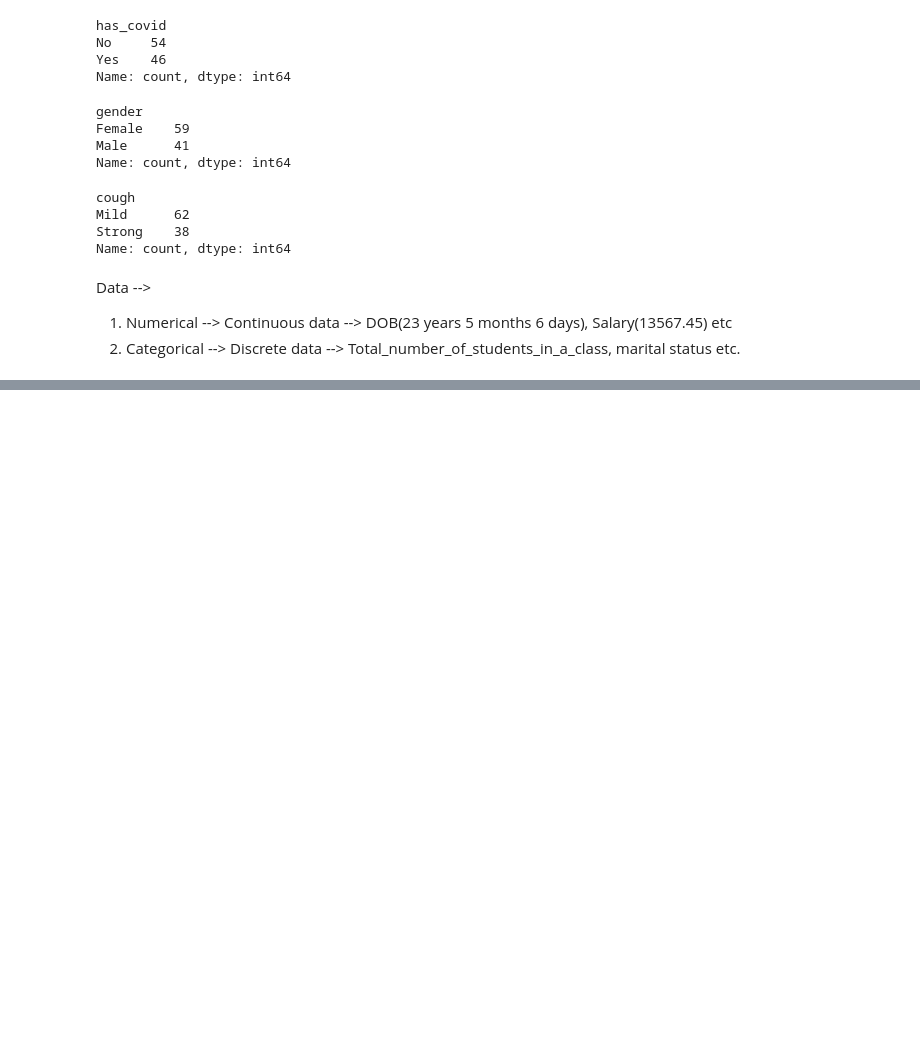
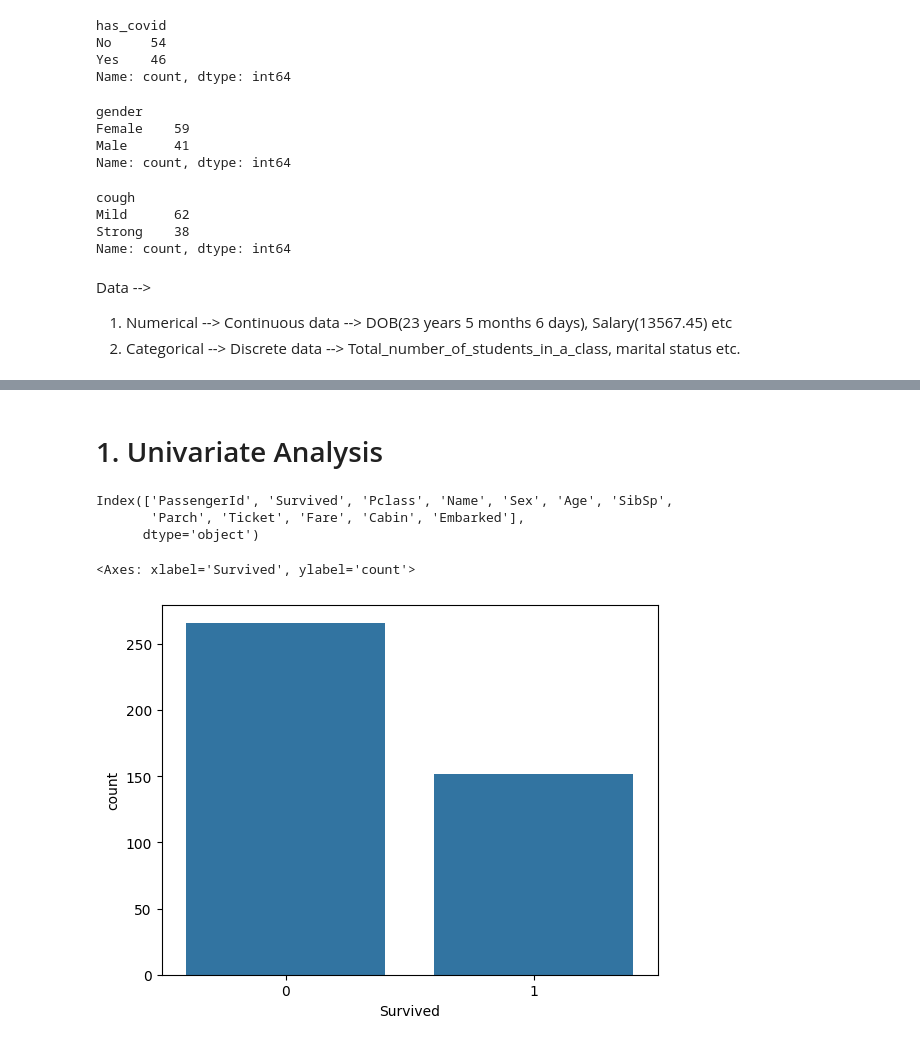
Before and after one commit to Prakuljn/Python, a Jupyter notebook: pandas.ipynb, the cells around one changed output, grey strips where cells are left out. Saved outputs shown, nothing was run; the diff lists cells and outputs as text; code cells hidden in the pictures; blank space fills up the shorter version.

```diff
--- a/pandas.ipynb
+++ b/pandas.ipynb
@@ -370,0 +906,2 @@ Data -->
+# %%
+df=pd.read_csv("Test/titanic.csv")
@@ -370,0 +917,13 @@ Data -->
+# %% [markdown]
+# 1. Univariate Analysis
+# %%
+df.columns
+# %% [output]
+Index(['PassengerId', 'Survived', 'Pclass', 'Name', 'Sex', 'Age', 'SibSp',
+       'Parch', 'Ticket', 'Fare', 'Cabin', 'Embarked'],
+      dtype='object')
+# %%
+sns.countplot(x='Survived',data=df)
+# %% [output]
+<Axes: xlabel='Survived', ylabel='count'>
+[figure, added]
```
Also changed, not shown: parts of 79 cells of this notebook.
